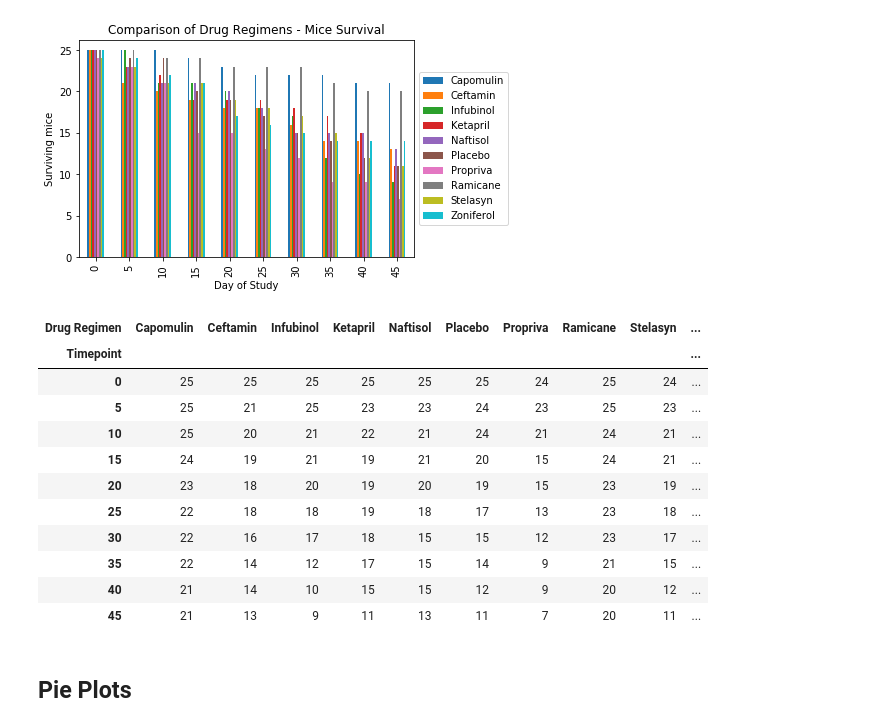
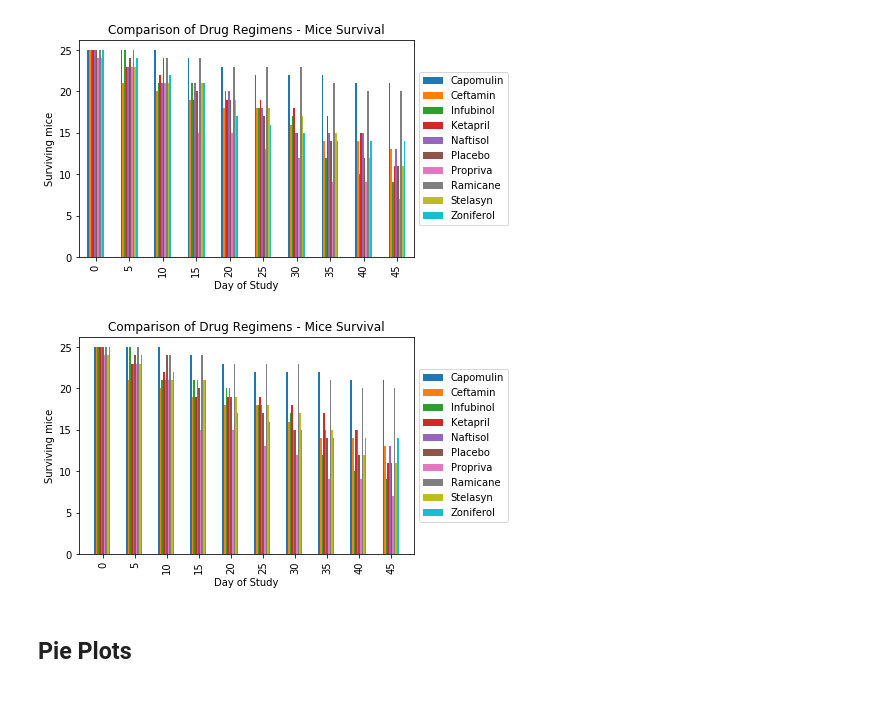
Before and after one commit to Terrence-Cummings/matplotlib-challenge, a Jupyter notebook: Pymaceuticals/pymaceuticals_TC_v1.ipynb, the cells around one changed output. Drawn from its saved outputs; the diff is of its cells as text; code cells hidden in the pictures; blank space fills up the shorter version.

```diff
--- a/Pymaceuticals/pymaceuticals_TC_v1.ipynb
+++ b/Pymaceuticals/pymaceuticals_TC_v1.ipynb
@@ -170,30 +169,37 @@ plt.legend(loc='center left', bbox_to_anchor=(1, 0.5))
 plt.show()
 # %% [output]
 [figure]
-# %%
-#### Generate a bar plot showing the number of mice per time point for each treatment throughout the course of the study using pyplot.
-
-by_DR_by_tp_df = pd.DataFrame(by_DR_by_tp_pivot)
-by_DR_by_tp_df #=by_DR_by_tp_df.groupby('Drug Regimen')
-
-
-
-
-# plt.bar(by_DR_by_tp_df, by_DR_by_tp_df)
-# plt.xticks(rotation=90)
-# %% [output]
-| Drug Regimen | Capomulin | Ceftamin | Infubinol | Ketapril | Naftisol | Placebo | Propriva | Ramicane | Stelasyn | ... |
-| Timepoint |  |  |  |  |  |  |  |  |  | ... |
-| 0 | 25 | 25 | 25 | 25 | 25 | 25 | 24 | 25 | 24 | ... |
-| 5 | 25 | 21 | 25 | 23 | 23 | 24 | 23 | 25 | 23 | ... |
-| 10 | 25 | 20 | 21 | 22 | 21 | 24 | 21 | 24 | 21 | ... |
-| 15 | 24 | 19 | 21 | 19 | 21 | 20 | 15 | 24 | 21 | ... |
-| 20 | 23 | 18 | 20 | 19 | 20 | 19 | 15 | 23 | 19 | ... |
-| 25 | 22 | 18 | 18 | 19 | 18 | 17 | 13 | 23 | 18 | ... |
-| 30 | 22 | 16 | 17 | 18 | 15 | 15 | 12 | 23 | 17 | ... |
-| 35 | 22 | 14 | 12 | 17 | 15 | 14 | 9 | 21 | 15 | ... |
-| 40 | 21 | 14 | 10 | 15 | 15 | 12 | 9 | 20 | 12 | ... |
-| 45 | 21 | 13 | 9 | 11 | 13 | 11 | 7 | 20 | 11 | ... |
+# %%
+#### DONE - Generate a bar plot showing the number of mice per time point for each treatment throughout the course of the study using pyplot.
+
+#Group by Timepoints and then count the Drug Regimen occurences which indicates a live mouse under that Drug Regimen. Unstack creates a pivot table type structure.
+mouse_plot = no_dups_mouse_study_df.groupby('Timepoint')['Drug Regimen'].value_counts().unstack()
+
+#Capture the number of Drug Regimens for the plot looping
+num_DR = np.arange(len(mouse_plot.columns))
+
+#set x axis labels, location, and legend values
+xtick_labels = mouse_plot.index
+xtick_loc = num_DR
+legend_values = mouse_plot.columns
+
+# set width of a bar in the bar chart
+barWidth = 0.05
+
+#Plot bar chart using pyplot.bar method. Shift the bar by barwidth to make Drug Regimen groupings visually
+for i in num_DR:
+     plt.bar((num_DR-len(num_DR)*barWidth/2)+barWidth*i, mouse_plot.iloc[:,i], width=barWidth)
+
+#Set labels, title, legend
+plt.xticks(xtick_loc, xtick_labels, rotation=90)
+plt.ylabel('Surviving mice')
+plt.xlabel('Day of Study')
+plt.title('Comparison of Drug Regimens - Mice Survival')
+plt.legend(legend_values,loc='center left', bbox_to_anchor=(1, 0.5))
+
+plt.show()
+# %% [output]
+[figure, added]
 # %% [markdown]
 ## Pie Plots
 # %%
```
Also changed, not shown: parts of 5 cells of this notebook.
